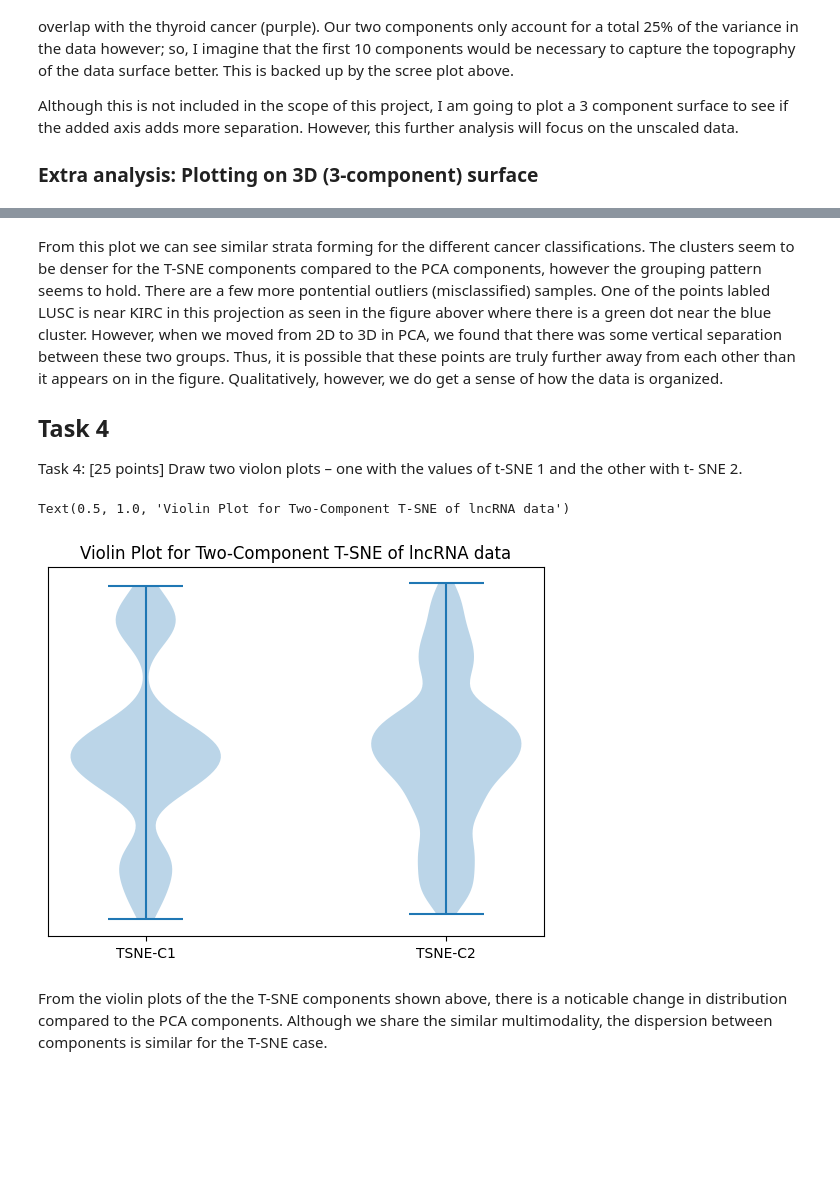
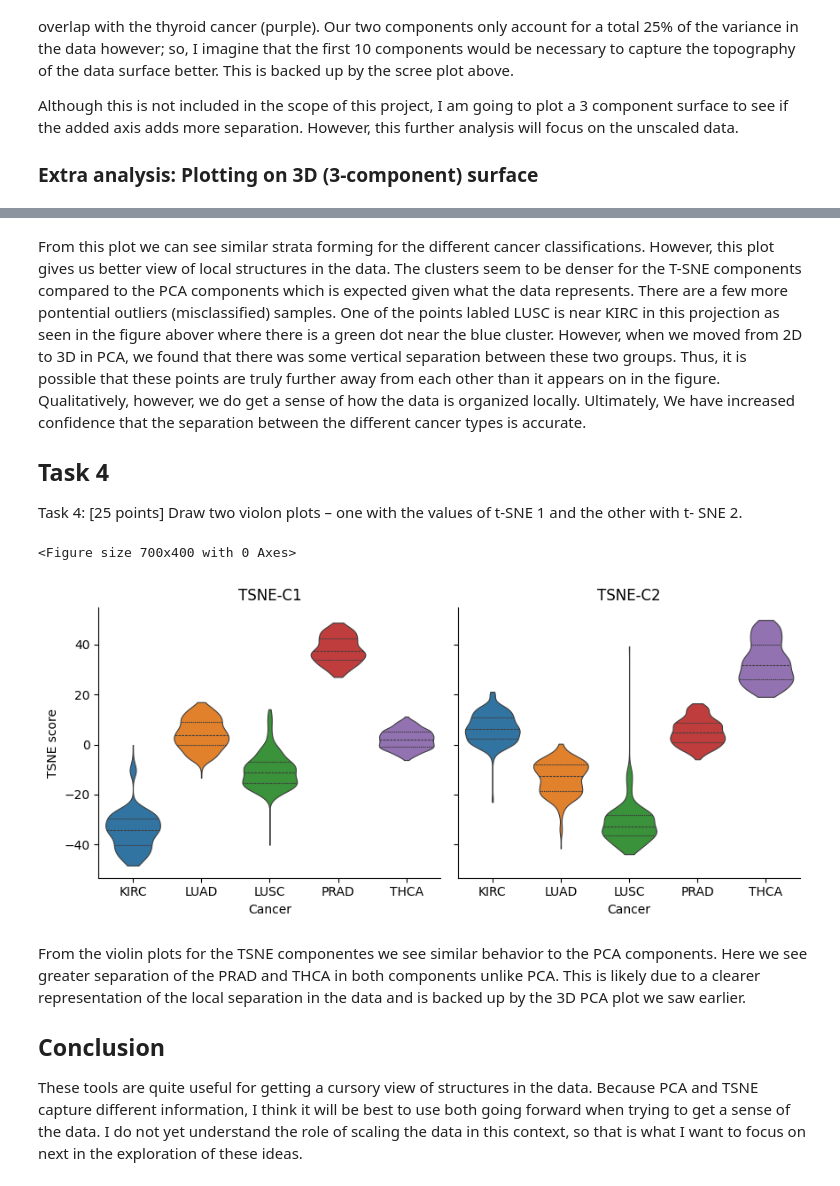
Before and after one commit to RamsMorales/pca-tsne-lncRNA, a Jupyter notebook: notebooks/HW_2.ipynb, the cells around one changed output, grey strips where cells are left out. Cells and saved outputs as stored; diff of their text form; code cells hidden in the pictures; blank space fills up the shorter version.

```diff
--- a/notebooks/HW_2.ipynb
+++ b/notebooks/HW_2.ipynb
@@ -267,16 +294,42 @@ plt.show()
 # %% [markdown]
-From this plot we can see similar strata forming for the different cancer classifications. The clusters seem to be denser for the T-SNE components compared to the PCA components, however the grouping pattern seems to hold. There are a few more pontential outliers (misclassified) samples. One of the points labled LUSC is near KIRC in this projection as seen in the figure abover where there is a green dot near the blue cluster. However, when we moved from 2D to 3D in PCA, we found that there was some vertical separation between these two groups. Thus, it is possible that these points are truly further away from each other than it appears on in the figure. Qualitatively, however, we do get a sense of how the data is organized.
+From this plot we can see similar strata forming for the different cancer classifications. However, this plot gives us better view of local structures in the data. The clusters seem to be denser for the T-SNE components compared to the PCA components which is expected given what the data represents. There are a few more pontential outliers (misclassified) samples. One of the points labled LUSC is near KIRC in this projection as seen in the figure abover where there is a green dot near the blue cluster. However, when we moved from 2D to 3D in PCA, we found that there was some vertical separation between these two groups. Thus, it is possible that these points are truly further away from each other than it appears on in the figure. Qualitatively, however, we do get a sense of how the data is organized locally. Ultimately, We have increased confidence that the separation between the different cancer types is accurate.
 ## Task 4
 Task 4: [25 points] Draw two violon plots – one with the values of t-SNE 1 and the other with t-
 SNE 2.
 # %%
-# Violin plot using matplotlib
-plt.violinplot(tsne_components,showmeans=False,showmedians=False)
-plt.xticks([1,2],[f"TSNE-C1",f"TSNE-C2"])
-plt.yticks([])
-plt.title("Violin Plot for Two-Component T-SNE of lncRNA data")
+#Loading components into data frame
+df = pd.DataFrame({"TSNE-C1": tsne_components[:,0], "TSNE-C2": tsne_components[:,1], "Cancer":labels}).melt(id_vars="Cancer",value_vars=["TSNE-C1","TSNE-C2"],var_name="component",value_name="score")
+
+#Initializing figure
+plt.figure(figsize=(7,4))
+
+palette = {str(col): mcolors.to_hex(i) for col,i in color_map.items()}
+#Setting up subplots for each component
+subplots = sns.catplot(
+    data=df, kind="violin",
+    x="Cancer", y="score",                # classes on x
+    hue="Cancer",
+    col="component", col_order=["TSNE-C1","TSNE-C2"],
+    dodge=False, cut=0, inner="quartile",
+    sharey=True, height=4, aspect=1.1,   # height must be > 0
+    linewidth=0.8, palette=palette, legend=False, legend_out=False
+)
+# Formatting
+titles = ["TSNE-C1","TSNE-C2"]
+for ax,t in zip(subplots.axes.flat,titles):
+    ax.set_title(t)
+    ax.set_xlabel("Cancer")
+    ax.set_ylabel("TSNE score")
+
+#handles,labels_ = subplots.axes[0,0].get_legend_handles_labels()
+#subplots.figure.legend(handles=handles,labels=labels_,title="Cancer",loc="upper right")
+
+plt.tight_layout()
+plt.show()
 # %% [output]
-Text(0.5, 1.0, 'Violin Plot for Two-Component T-SNE of lncRNA data')
+<Figure size 700x400 with 0 Axes>
-[figure, old version]
+[figure, new version]
 # %% [markdown]
-From the violin plots of the the T-SNE components shown above, there is a noticable change in distribution compared to the PCA components. Although we share the similar multimodality, the dispersion between components is similar for the T-SNE case.
+From the violin plots for the TSNE componentes we see similar behavior to the PCA components. Here we see greater separation of the PRAD and THCA in both components unlike PCA. This is likely due to a clearer representation of the local separation in the data and is backed up by the 3D PCA plot we saw earlier.
+## Conclusion
+These tools are quite useful for getting a cursory view of structures in the data. Because PCA and TSNE capture different information, I think it will be best to use both going forward when trying to get a sense of the data. I do not yet understand the role of scaling the data in this context, so that is what I want to focus on next in the exploration of these ideas.
```
Also changed, not shown: parts of 5 cells of this notebook, 4 other files.
